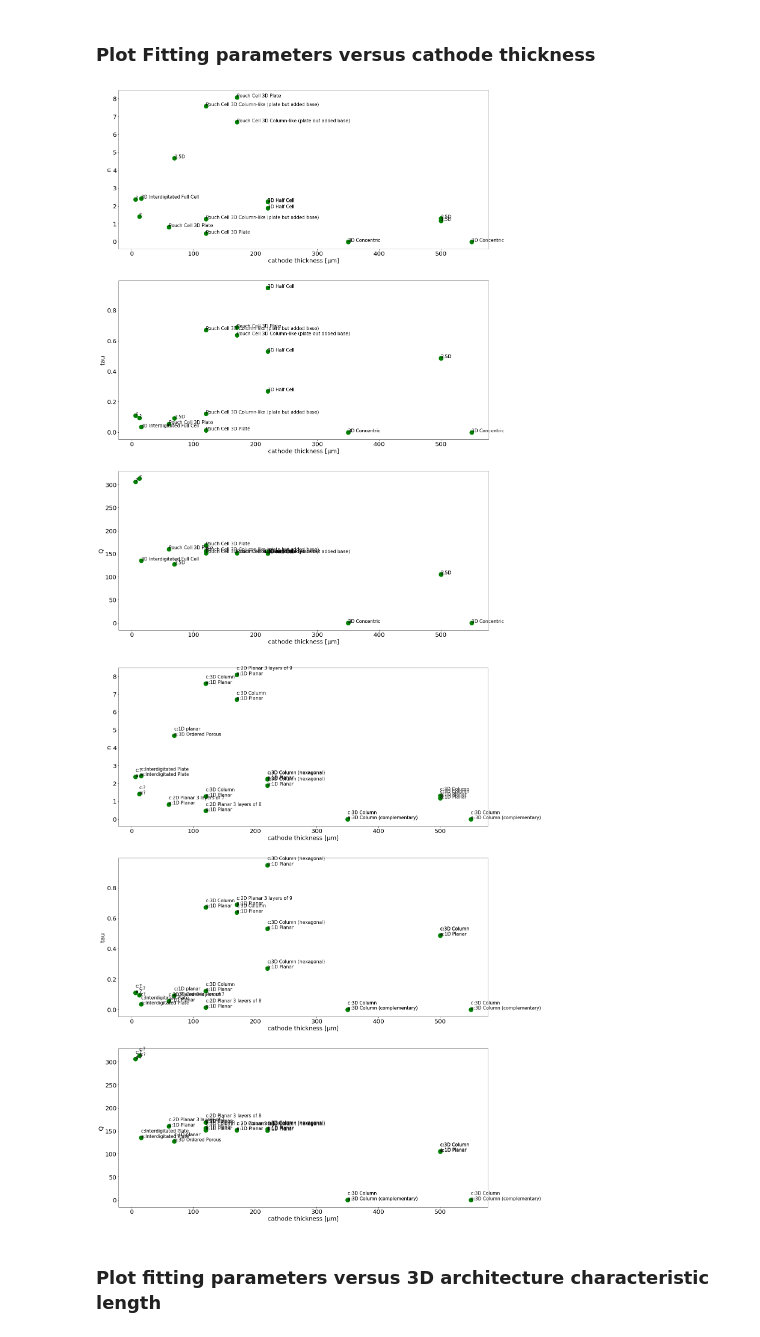
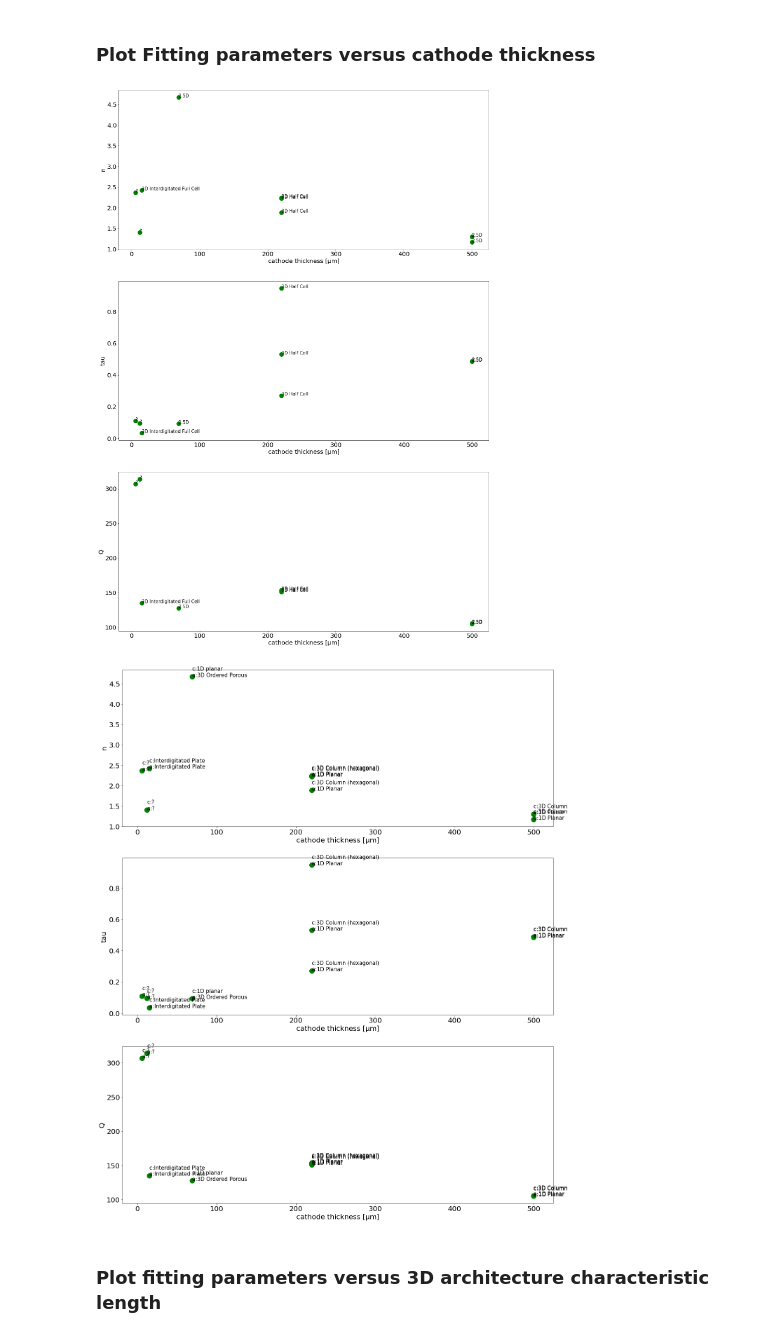
Before and after one commit to BatteryDesign/BatteryRateCap, a Jupyter notebook: Fitting_visualization.ipynb, the cells around one changed output. Cells and saved outputs as stored; diff of their text form; code cells hidden in the pictures.

```diff
--- a/Fitting_visualization.ipynb
+++ b/Fitting_visualization.ipynb
@@ -143,7 +143,7 @@ for i in range(int(len(df.columns)/2)):
     R = R[~pd.isnull(R)]
     y = df.iloc[:,2*i+1].values[0:]
     y = y[~pd.isnull(y)]
-    if len(R)>=3:
+    if len(R)>=4:
         par, cov = curve_fit(objective, R, y, p0=[100,0.5,100])#, bounds=([-np.inf, 0, 0],[np.inf, 10, 500]))
         t,n,Q = par
         #print("\n\n")
@@ -191,9 +191,9 @@ ax = plot_fit(R, y, t, n, Q)
 print(std)
 
 # Update the output fitting parameter
-list_of_t[9] = t
-list_of_n[9] = n
-list_of_Q[9] = Q
+#list_of_t[9] = t
+#list_of_n[9] = n
+#list_of_Q[9] = Q
 # %% [output]
 [inf inf inf]
 [figure]
@@ -353,0 +356,3 @@ par_df_full
+# %%
+par_df_full = par_df_full.loc[par_df_full['n'] > 0]
+par_df_full
@@ -442,36 +452,36 @@ ax[2].set_ylabel('Q')
 for index, txt in enumerate(overall_arc):
     ax[2].annotate(txt, (cathode_thickness[index], Q[index]), fontsize=15)
 # %% [output]
-[figure, old version]
+[figure, new version]
 # %%
 matplotlib.rcParams.update({'font.size': 20})
-fig = plt.figure(figsize=(22,33))
+fig = plt.figure(figsize=(22,28))
 ax = fig.subplots(nrows=3,ncols=1)
 
 cathode_arc = par_df_full['Cathode Architecture'].values
 anode_arc = par_df_full['Anode Architecture'].values
 
 ax[0].scatter(cathode_thickness, n, color='g',s=200)
 ax[0].set_xlabel('cathode thickness [µm]')
 ax[0].set_ylabel('n')
 for index, txt in enumerate(cathode_arc):
     ax[0].annotate('c:'+str(txt)+'\n'+'a:'+str(anode_arc[index]), (cathode_thickness[index], n[index]), fontsize=15)
 
 
 ax[1].scatter(cathode_thickness, tau, color='g',s=200)
 ax[1].set_xlabel('cathode thickness [µm]')
 ax[1].set_ylabel('tau')
 for index, txt in enumerate(cathode_arc):
     ax[1].annotate('c:'+str(txt)+'\n'+'a:'+str(anode_arc[index]), (cathode_thickness[index], tau[index]), fontsize=15)
 
 
 ax[2].scatter(cathode_thickness, Q, color='g',s=200)
 ax[2].set_xlabel('cathode thickness [µm]')
 ax[2].set_ylabel('Q')
 for index, txt in enumerate(cathode_arc):
     ax[2].annotate('c:'+str(txt)+'\n'+'a:'+str(anode_arc[index]), (cathode_thickness[index], Q[index]), fontsize=15)
 # %% [output]
-[figure, old version]
+[figure, new version]
 # %% [markdown]
 ### Plot fitting parameters versus 3D architecture characteristic length
 # %%
```
Also changed, not shown: parts of 12 cells of this notebook.
